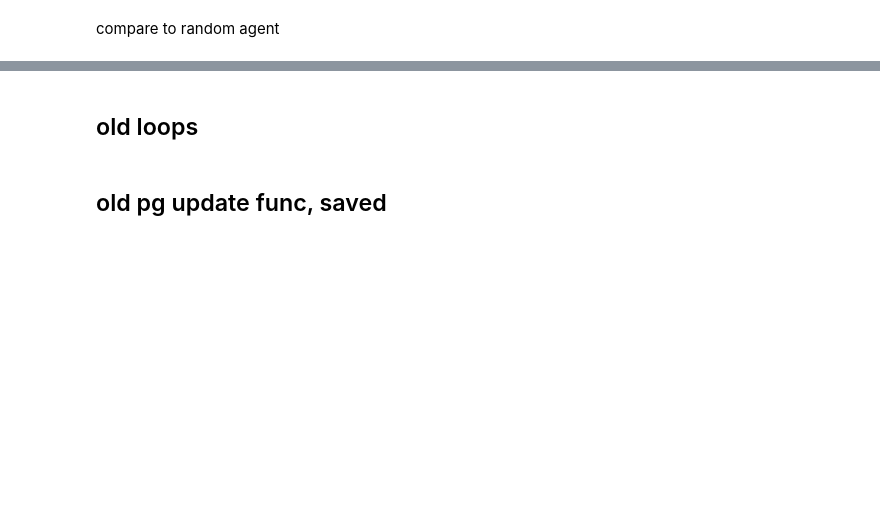
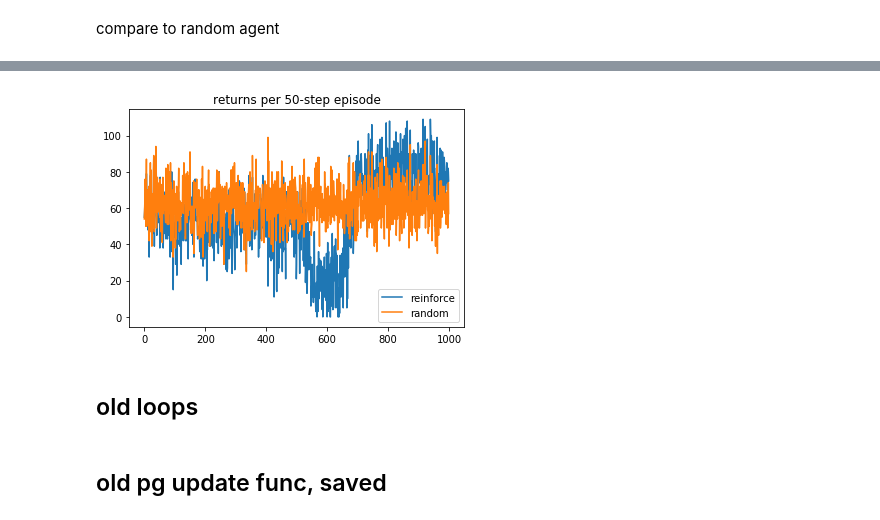
Before and after one commit to currymj/dynamic-set-packing-gym, a Jupyter notebook: examples/policy_gradient_pytorch.ipynb, the cells around one changed output, grey strips where cells are left out. Drawn from its saved outputs; the diff is of its cells as text; code cells hidden in the pictures; blank space fills up the shorter version.

```diff
--- a/examples/policy_gradient_pytorch.ipynb
+++ b/examples/policy_gradient_pytorch.ipynb
@@ -171,21 +148,8 @@ plt.plot(ep_rewards)
 # %% [markdown]
 compare to random agent
-# %%
-class RandomMatchAgent:
-    "A simple agent for the 0/1 problem that always matches."
-    def __init__(self, match_prob):
-        self.policy_dist = tfd.OneHotCategorical(probs=[1.0-match_prob, match_prob])
-        self.action_space = spaces.Discrete(2)
-
-    def act(self, observation, reward, done):
-        action_sample = self.policy_dist.sample()
-        return action_sample.numpy()
-
-    def learn(self, history_dict):
-        pass
 # %%
 env_example = gym.make('DynamicSetPacking-gurobitest-v0')
 ag = RandomMatchAgent(0.5)
-random_ep_rewards = train_loop(env_example, ag, 300, 50, quiet=True)
+random_ep_rewards = train_loop(env_example, ag, 1000, 50, quiet=True)
 # %% [output]
 [interactive output not drawn]
@@ -199,3 +161,12 @@ plt.plot(random_ep_rewards)
+# %%
+plt.plot(ep_rewards, label='reinforce')
+plt.plot(random_ep_rewards, label='random')
+plt.title('returns per 50-step episode')
+plt.legend()
+plt.savefig('returns_plot.png')
+plt.show()
+# %% [output]
+[figure, added]
 # %% [markdown]
 ## old loops
 # %%
```
Also changed, not shown: parts of 14 cells of this notebook.
